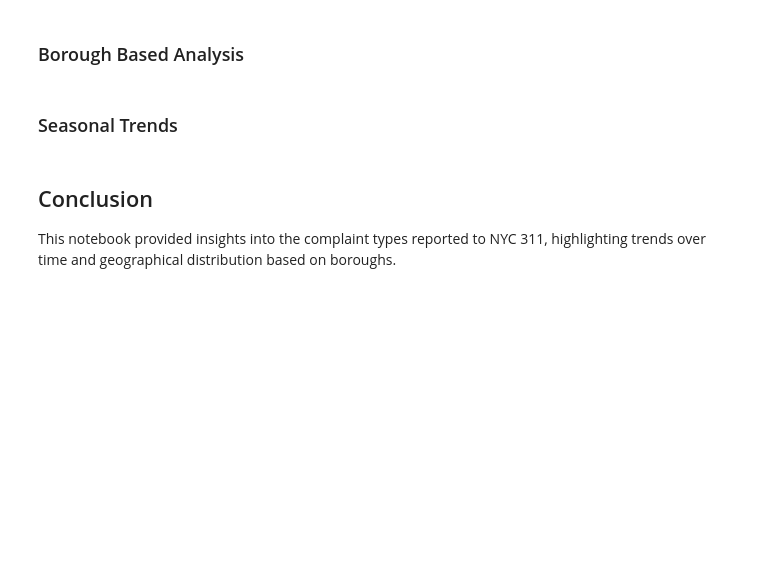
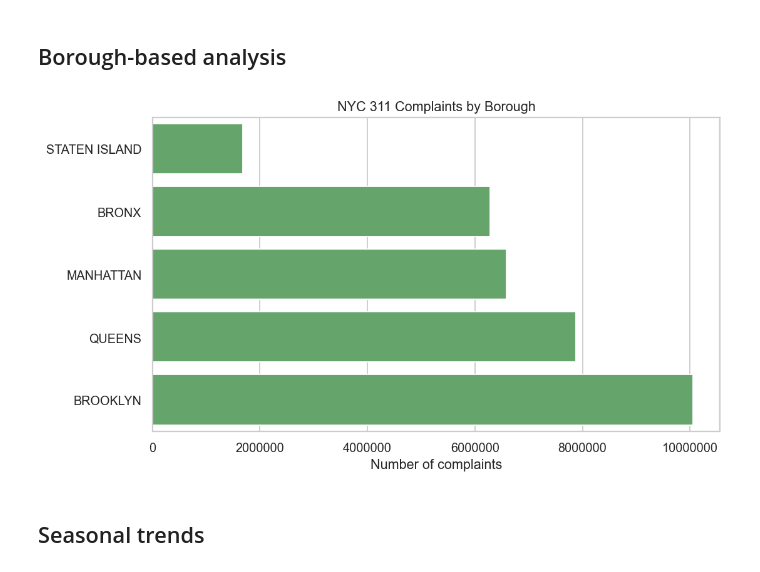
Before and after one commit to Riccia-Liang/Business_Analytics, a Jupyter notebook: NYC_311_Complaint_Type_Distribution_Visualization.ipynb, the cells around one changed output. Cells and saved outputs as stored; diff of their text form; code cells hidden in the pictures; blank space fills up the shorter version.

```diff
--- a/NYC_311_Complaint_Type_Distribution_Visualization.ipynb
+++ b/NYC_311_Complaint_Type_Distribution_Visualization.ipynb
@@ -46,17 +77,14 @@ plt.show()
 # %% [markdown]
-
-
-### Borough Based Analysis
+## Borough-based analysis
 # %%
-borough_counts = data['borough'].value_counts()
-plt.figure(figsize=(10,6))
-sns.barplot(x=borough_counts.index, y=borough_counts.values)
-plt.title('Number of Complaints per Borough')
-plt.xlabel('Borough')
-plt.ylabel('Number of Complaints')
-plt.xticks(rotation=90)
+borough_counts = data['borough'].value_counts().drop(labels=['Unspecified'], errors='ignore')
+plt.figure(figsize=(9, 5))
+sns.barplot(x=borough_counts.values, y=borough_counts.index, color='#5AAE61')
+plt.title('NYC 311 Complaints by Borough')
+plt.xlabel('Number of complaints')
+plt.ylabel('')
 plt.show()
+# %% [output]
+[figure, added]
 # %% [markdown]
-
-
-### Seasonal Trends
+## Seasonal trends
@@ -74,5 +90,0 @@ plt.show()
-# %% [markdown]
-
-
-## Conclusion
-This notebook provided insights into the complaint types reported to NYC 311, highlighting trends over time and geographical distribution based on boroughs.
```
Also changed, not shown: parts of 21 cells of this notebook, 2 other files.
